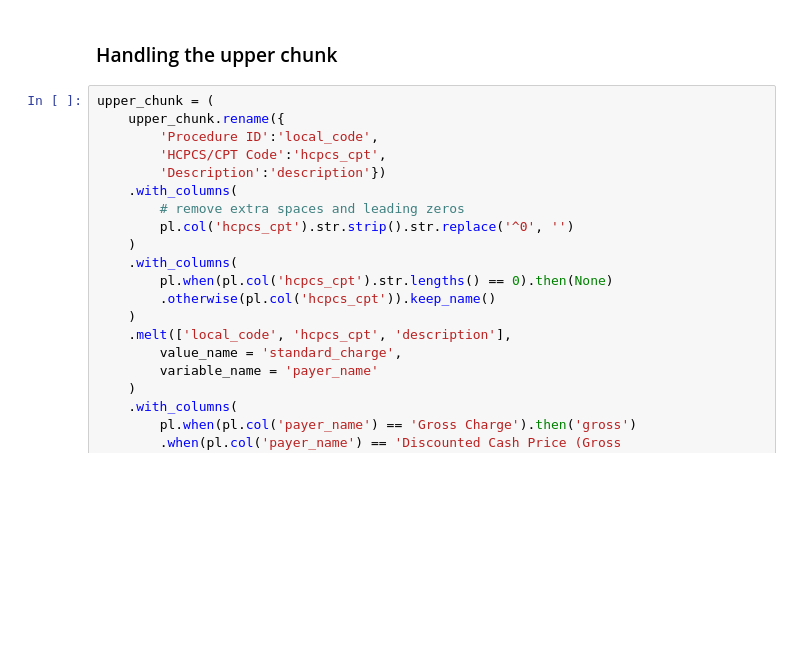
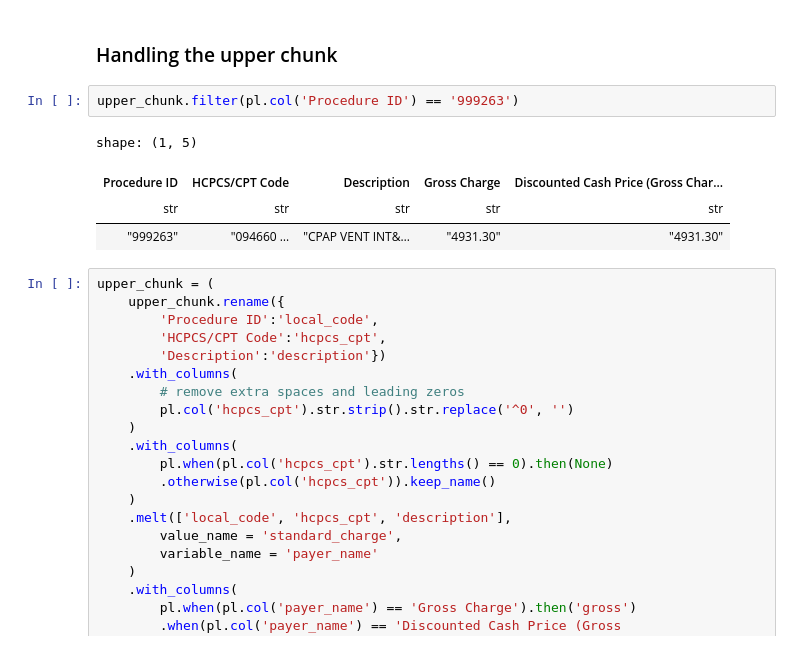
Before and after one commit to dolthub/data-analysis, a Jupyter notebook: hospital-price-transparency/data_cleaning_examples/HCA.ipynb, the cells around one changed output. Saved outputs shown, nothing was run; the diff lists cells and outputs as text; blank space fills up the shorter version.

```diff
--- a/hospital-price-transparency/data_cleaning_examples/HCA.ipynb
+++ b/hospital-price-transparency/data_cleaning_examples/HCA.ipynb
@@ -74,5 +74,12 @@ shape: (5, 5)
 # %% [markdown]
 ### Handling the upper chunk
+# %%
+upper_chunk.filter(pl.col('Procedure ID') == '999263')
+# %% [output]
+shape: (1, 5)
+| Procedure ID | HCPCS/CPT Code | Description | Gross Charge | Discounted Cash Price (Gross Char... |
+| str | str | str | str | str |
+| "999263" | "094660 … | "CPAP VENT INT&… | "4931.30" | "4931.30" |
 # %%
 upper_chunk = (
     upper_chunk.rename({
```
Also changed, not shown: parts of 18 cells of this notebook.
